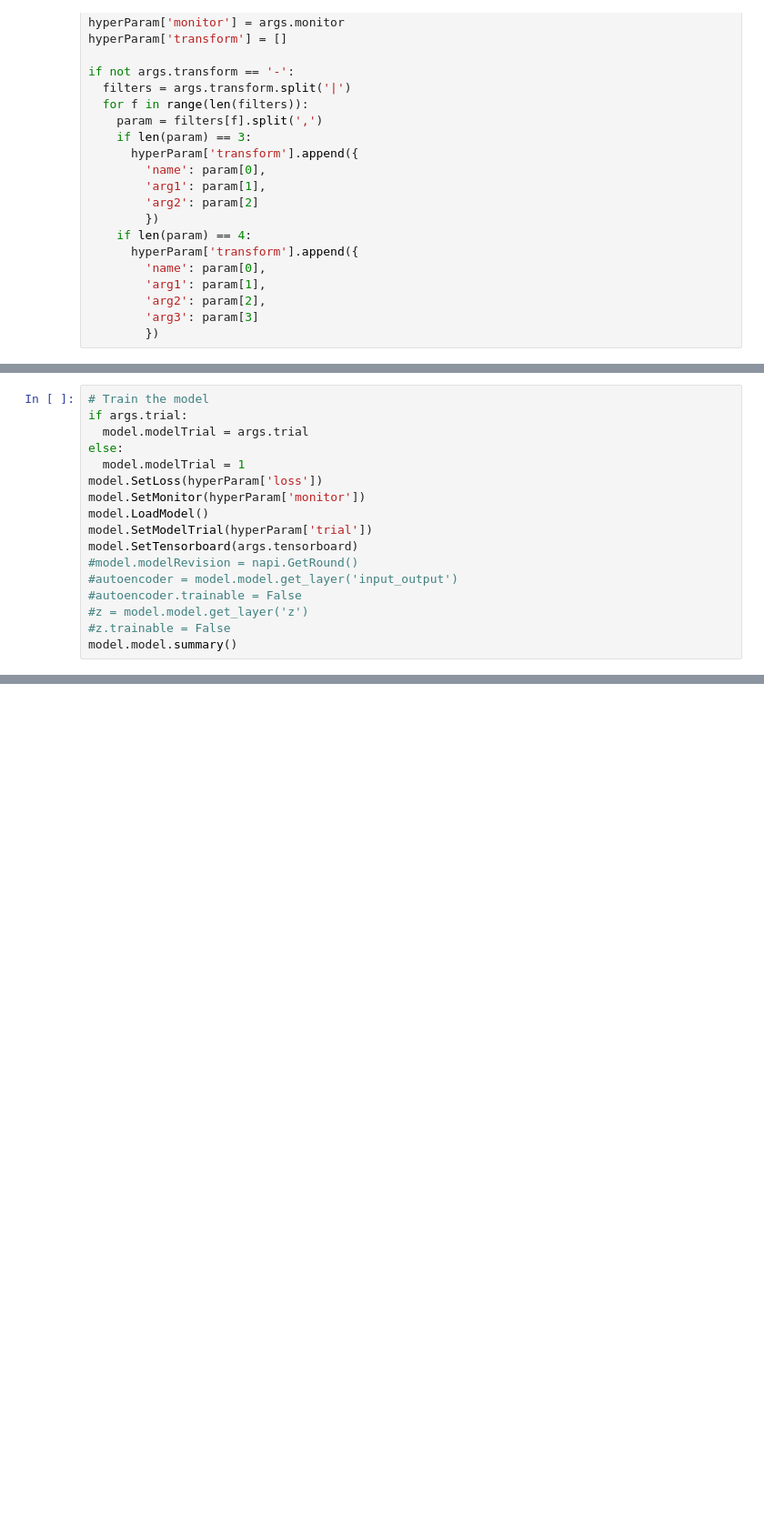
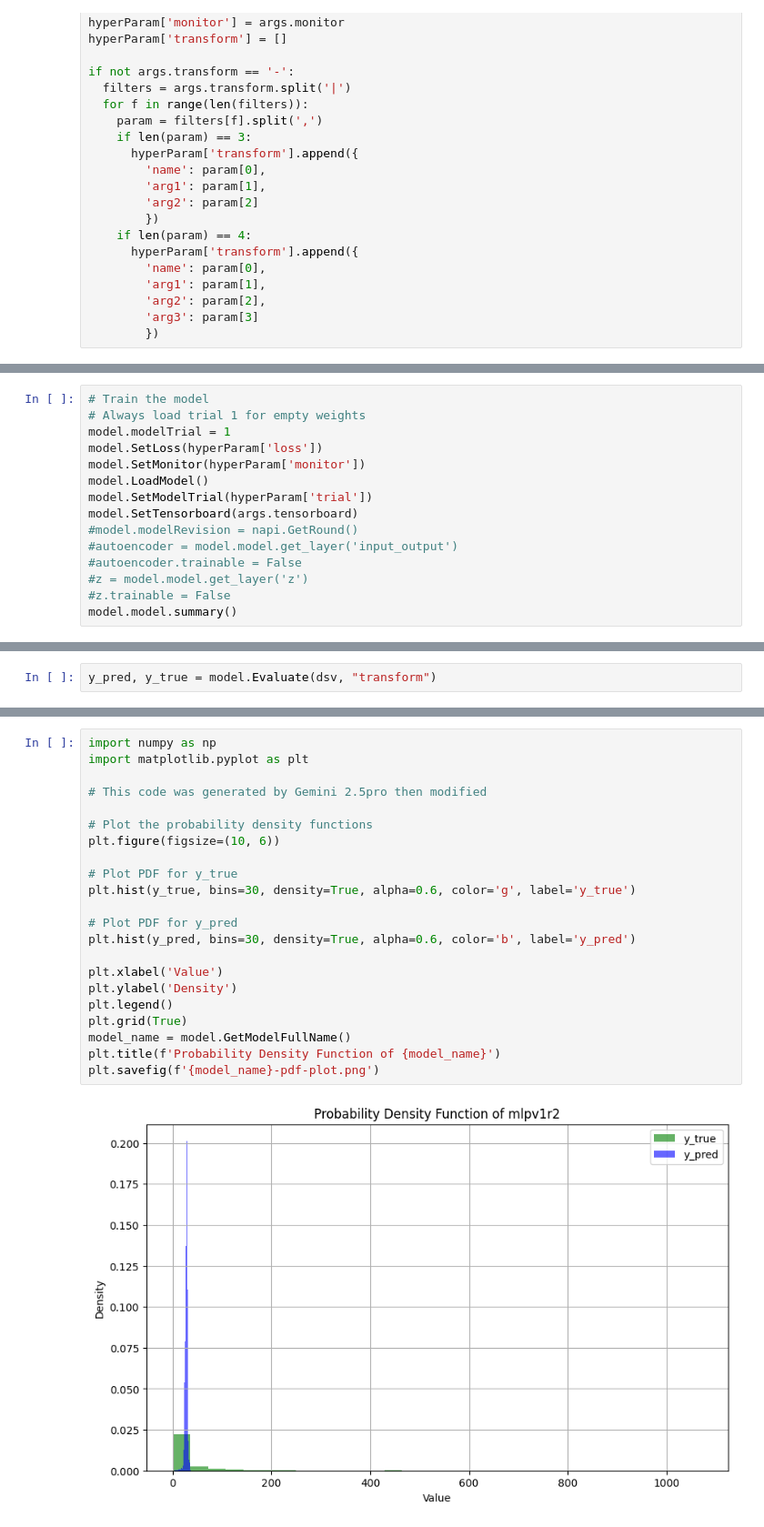
Before and after one commit to edubergeek/lightscope, a Jupyter notebook: Train.ipynb, the cells around one changed output, grey strips where cells are left out. Shown: that part at 91% size. Saved outputs shown, nothing was run; the diff lists cells and outputs as text; blank space fills up the shorter version.

Commit message:
Fix Train and add Evaluate function

```diff
--- a/Train.ipynb
+++ b/Train.ipynb
@@ -180,9 +180,7 @@ dsv = model.DataSet(args.datadir, args.validpat)
 # %%
 # Train the model
-if args.trial:
-  model.modelTrial = args.trial
-else:
-  model.modelTrial = 1
+# Always load trial 1 for empty weights
+model.modelTrial = 1
 model.SetLoss(hyperParam['loss'])
 model.SetMonitor(hyperParam['monitor'])
 model.LoadModel()
@@ -240,0 +225,2 @@ INFO:tensorflow:Assets written to: model/mlpv1r1t1-e2/assets
+# %%
+y_pred, y_true = model.Evaluate(dsv, "transform")
@@ -241,3 +259,27 @@ INFO:tensorflow:Assets written to: model/mlpv1r1t1-e2/assets
+# %%
+import numpy as np
+import matplotlib.pyplot as plt
+
+# This code was generated by Gemini 2.5pro then modified
+
+# Plot the probability density functions
+plt.figure(figsize=(10, 6))
+
+# Plot PDF for y_true
+plt.hist(y_true, bins=30, density=True, alpha=0.6, color='g', label='y_true')
+
+# Plot PDF for y_pred
+plt.hist(y_pred, bins=30, density=True, alpha=0.6, color='b', label='y_pred')
+
+plt.xlabel('Value')
+plt.ylabel('Density')
+plt.legend()
+plt.grid(True)
+model_name = model.GetModelFullName()
+plt.title(f'Probability Density Function of {model_name}')
+plt.savefig(f'{model_name}-pdf-plot.png')
+# %% [output]
+[figure, added]
 # %%
 cmd = "ls -lt model"
 os.system(cmd)
```
Also changed, not shown: parts of 13 cells of this notebook.
